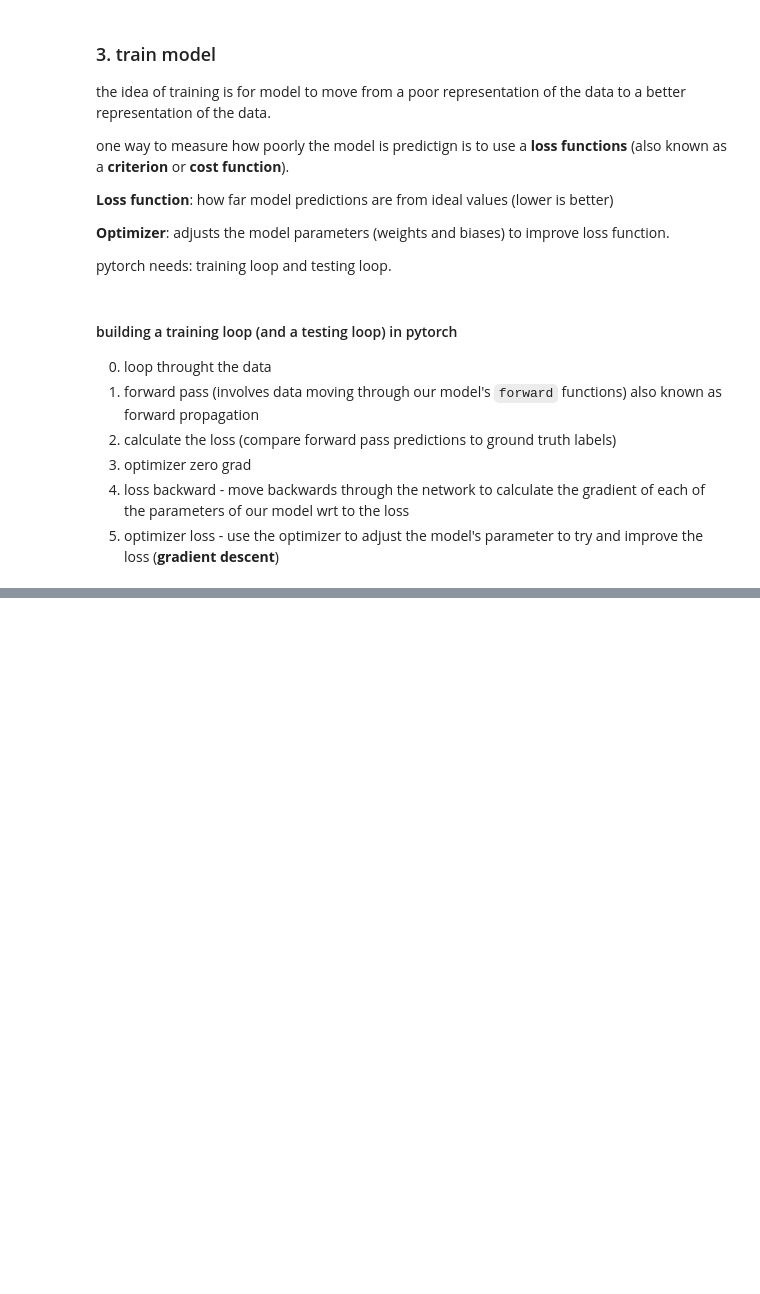
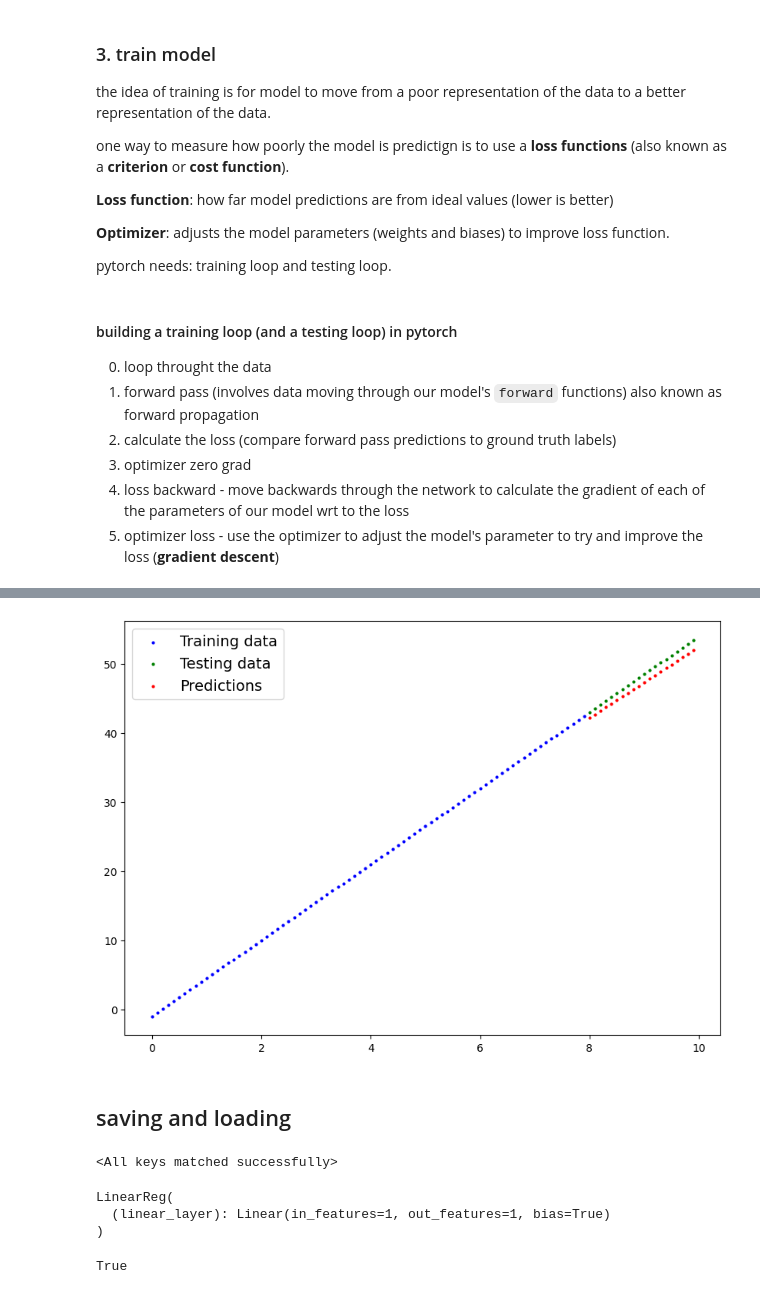
Before and after one commit to ucheokechukwu/courses, a Jupyter notebook: Pytorch_For_Deep_Learning/01_workflow_fundamentals.ipynb, the cells around one changed output, grey strips where cells are left out. Drawn from its saved outputs; the diff is of its cells as text; code cells hidden in the pictures; blank space fills up the shorter version.

```diff
--- a/Pytorch_For_Deep_Learning/01_workflow_fundamentals.ipynb
+++ b/Pytorch_For_Deep_Learning/01_workflow_fundamentals.ipynb
@@ -242,0 +439,15 @@ for epoch in range(epochs):
+# %%
+from torch import nn
+class LinearReg(nn.Module):
+    def __init__(self):
+        super().__init__()
+        # using torch.Linear() to create parameters
+        # applies a linear transformation (wx + b) to the incoming data
+        self.linear_layer = nn.Linear(in_features=1, # input feature, X has 1 dimension
+                                      out_features=1) # outpute feature, y has 1 dimension
+    def forward(self, x:torch.Tensor) -> torch.Tensor:
+        return self.linear_layer(x)
+
+torch.manual_seed(88)
+model_1 = LinearReg()
+model_1.state_dict()
@@ -242,0 +470,6 @@ for epoch in range(epochs):
+# %%
+# create optimizer function
+optimizer = torch.optim.SGD(params = model_1.parameters(),
+                             lr=0.01)
+# create loss function
+loss_fn = nn.L1Loss()
@@ -242,0 +531,41 @@ for epoch in range(epochs):
+# %%
+# making some predictions
+model_1.eval()
+with torch.inference_mode():
+    y_preds_new = model_1(X_test)
+plot_predictions(X_train.cpu(),
+                 torch.Tensor.cpu(y_train),
+                 torch.Tensor.cpu(X_test),
+                 torch.Tensor.cpu(y_test),
+                 predictions=torch.Tensor.cpu(y_preds_new))
+# %% [output]
+[figure, added]
+# %% [markdown]
+## saving and loading
+# %%
+## saving and loading
+from pathlib import Path
+# create models dictionary
+MODEL_PATH = Path("models")
+MODEL_PATH.mkdir(parents=True, exist_ok=True)
+MODEL_NAME = "01_pytorch_workflow_model_1.pt"
+MODEL_SAVE_PATH = MODEL_PATH/MODEL_NAME
+
+# save the state dict
+
+torch.save(obj = model_1.state_dict(), f = MODEL_SAVE_PATH)
+
+loaded_model_1 = LinearReg()
+loaded_model_1.load_state_dict(torch.load(f=MODEL_SAVE_PATH))
+# %% [output]
+<All keys matched successfully>
+# %%
+loaded_model_1.to(device)
+# %% [output]
+LinearReg(
+  (linear_layer): Linear(in_features=1, out_features=1, bias=True)
+)
+# %%
+loaded_model_1.state_dict() == model_1.state_dict()
+# %% [output]
+True
```
Also changed, not shown: parts of 26 cells of this notebook.
